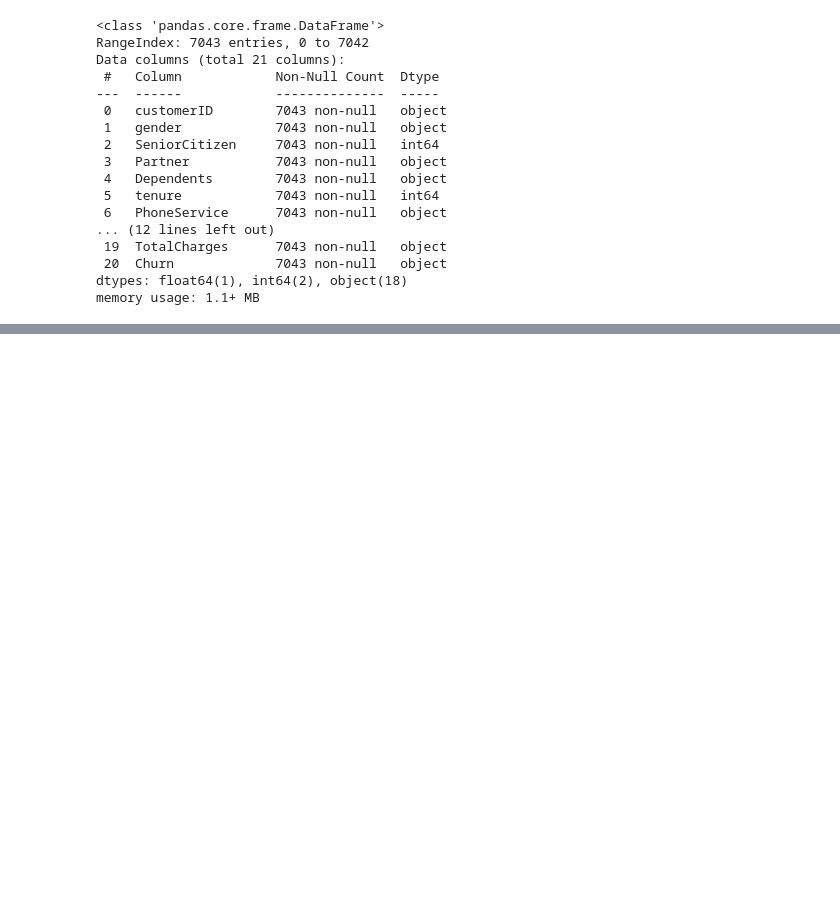
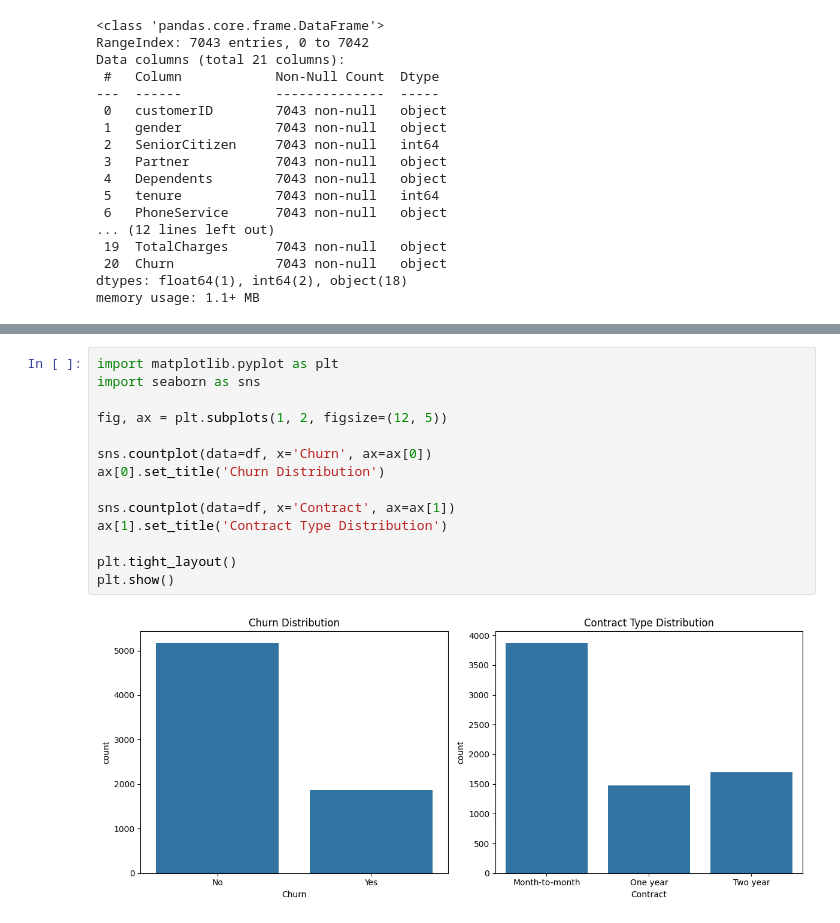
Before and after one commit to ChornChhery/Telco-Customer-Churn, a Jupyter notebook: project.ipynb, the cells around one changed output, grey strips where cells are left out. Drawn from its saved outputs; the diff is of its cells as text; blank space fills up the shorter version.

Commit message:
Understand data

```diff
--- a/project.ipynb
+++ b/project.ipynb
@@ -87,0 +135,16 @@ memory usage: 1.1+ MB
+# %%
+import matplotlib.pyplot as plt
+import seaborn as sns
+
+fig, ax = plt.subplots(1, 2, figsize=(12, 5))
+
+sns.countplot(data=df, x='Churn', ax=ax[0])
+ax[0].set_title('Churn Distribution')
+
+sns.countplot(data=df, x='Contract', ax=ax[1])
+ax[1].set_title('Contract Type Distribution')
+
+plt.tight_layout()
+plt.show()
+# %% [output]
+[figure, added]
```
Also changed, not shown: parts of 7 cells of this notebook, 3 other files.
